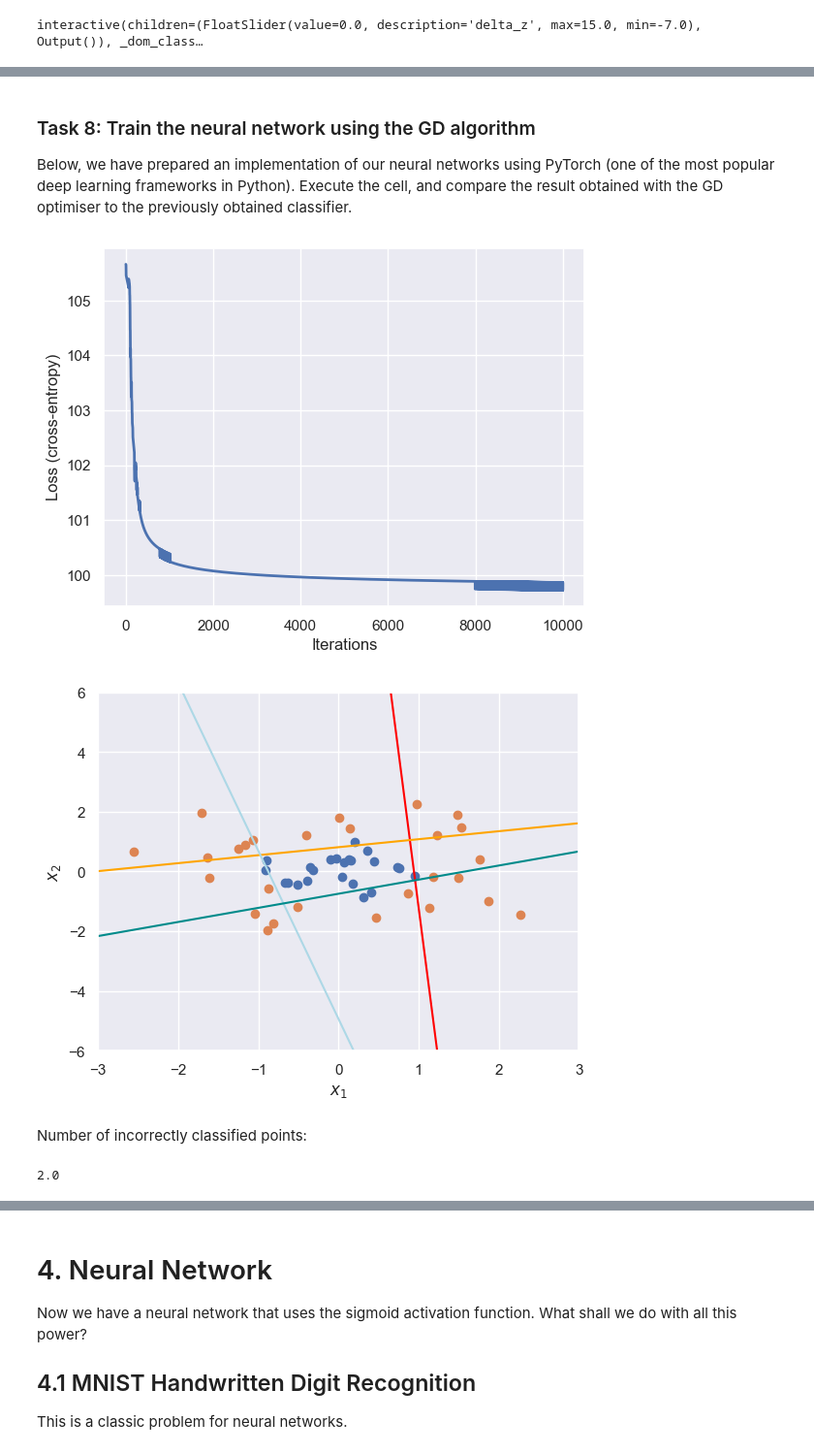
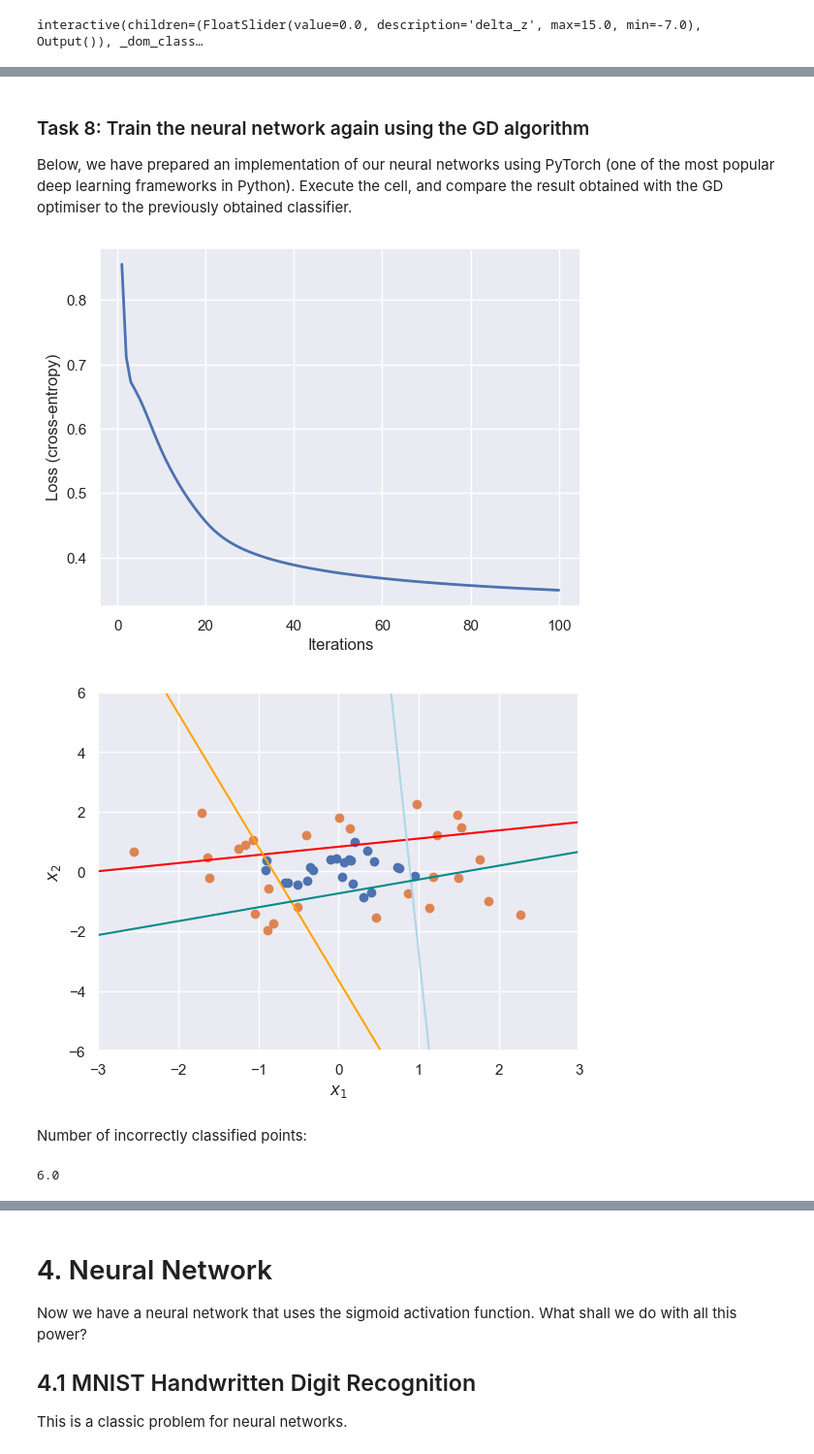
Before and after one commit to equinor/kai-edc2024-workshop, a Jupyter notebook: 1_introduction/solution.ipynb, the cells around one changed output, grey strips where cells are left out. Shown: that part at 97% size. Drawn from its saved outputs; the diff is of its cells as text; code cells hidden in the pictures.

```diff
--- a/1_introduction/solution.ipynb
+++ b/1_introduction/solution.ipynb
@@ -487,7 +493,7 @@ $$
 \text{ELU}(x) = \begin{cases} x, & \text{if } x > 0 \\ \alpha (e^x - 1), & \text{otherwise} \end{cases}
 $$
 # %% [markdown]
-### Task 8: Train the neural network using the GD algorithm
+### Task 8: Train the neural network again using the GD algorithm
 
 Below, we have prepared an implementation of our neural networks using PyTorch (one of the most popular deep learning frameworks in Python). Execute the cell, and compare the result obtained with the GD optimiser to the previously obtained classifier.
 # %%
@@ -497,18 +503,29 @@ class NeuralNetwork(nn.Module):
         self.layer = nn.Linear(n_inputs, n_perceptrons, dtype=torch.float64)
 
     def forward(self, x):
-        y = F.sigmoid(self.layer(x))
+        # Perceptron activation (now using sigmoid)
+        out = F.sigmoid(self.layer(x))
 
-        mask = torch.any(y >= 0.5, axis=1)
-        y = torch.mean(y, axis=1)
-        y[mask] += 0.3  # Bias towards higher numbers because one perceptron classified as "1"
+        # Joint decision of perceptrons
+        # NOTE:
+        out = torch.sum(out, axis=1)
+        y = F.sigmoid(out)
+
+        # A little hacky: y is now between 0.5 and 1. Recenter to 0 to 1
+        y = (y - 0.5) * 2
+
+        # mask = torch.any(y >= 0.5, axis=1)
+        # y = torch.mean(y, axis=1)
+        # mask2 = y < 0.5
+        # y[mask & mask2] += 0.3  # Bias towards higher numbers because one perceptron classified as "1"
 
         return y
 # %%
 # Set up optimisation
+torch.manual_seed(8)
 model = NeuralNetwork()
-objective_function = nn.CrossEntropyLoss()
-optimiser = optim.SGD(model.parameters(), lr=0.1)
+objective_function = nn.BCELoss()
+optimiser = optim.SGD(model.parameters(), lr=10)
 
 # We regenerate the data, just in case X was overwritten
 np.random.seed(0)
@@ -521,7 +538,7 @@ labels = torch.tensor(y)
 
 # Run optimisation
 losses = []
-n_iterations = 10000
+n_iterations = 100
 for epoch in range(n_iterations):
     # Reset the parameter gradients
     optimiser.zero_grad()
@@ -539,35 +556,35 @@ iterations = np.arange(1, n_iterations+1)
 plt.plot(iterations, losses, linewidth=2)
 plt.xlabel('Iterations')
 plt.ylabel('Loss (cross-entropy)')
 plt.show()
 
 # Visualise the learned classification
 plt.scatter(X[y==0, 0], X[y==0, 1])
 plt.scatter(X[y==1, 0], X[y==1, 1])
 
 # Reshape model weights
 weights = np.empty(12)
 bias = model.layer.bias.detach().numpy()
 weights = model.layer.weight.detach().numpy()
 
 x1 = np.linspace(-3, 3, 100)
 x2 = -(weights[0, 0] * x1 + bias[0]) / weights[0, 1]
 plt.plot(x1, x2, linestyle='-', color='red')
 x2 = -(weights[1, 0] * x1 + bias[1]) / weights[1, 1]
 plt.plot(x1, x2, linestyle='-', color='orange')
 x2 = -(weights[2, 0] * x1 + bias[2]) / weights[2, 1]
 plt.plot(x1, x2, linestyle='-', color='lightblue')
 x2 = -(weights[3, 0] * x1 + bias[3]) / weights[3, 1]
 plt.plot(x1, x2, linestyle='-', color='darkcyan')
 
 plt.xlim(-3, 3)
 plt.ylim(-6, 6)
 plt.xlabel(r'$x_1$')
 plt.ylabel(r'$x_2$')
 plt.show()
 # %% [output]
-[figure, old version]
+[figure, new version]
-[figure, old version]
+[figure, new version]
 # %% [markdown]
 Number of incorrectly classified points:
 # %%
@@ -576,4 +593,4 @@ mask1 = y == 1
 y_pred = model(inputs).detach().numpy()
 np.sum(1 - np.round(y_pred[mask1])) + np.sum(np.round(y_pred[mask0]))
 # %% [output]
-2.0
+6.0
```
Also changed, not shown: parts of 27 cells of this notebook.
